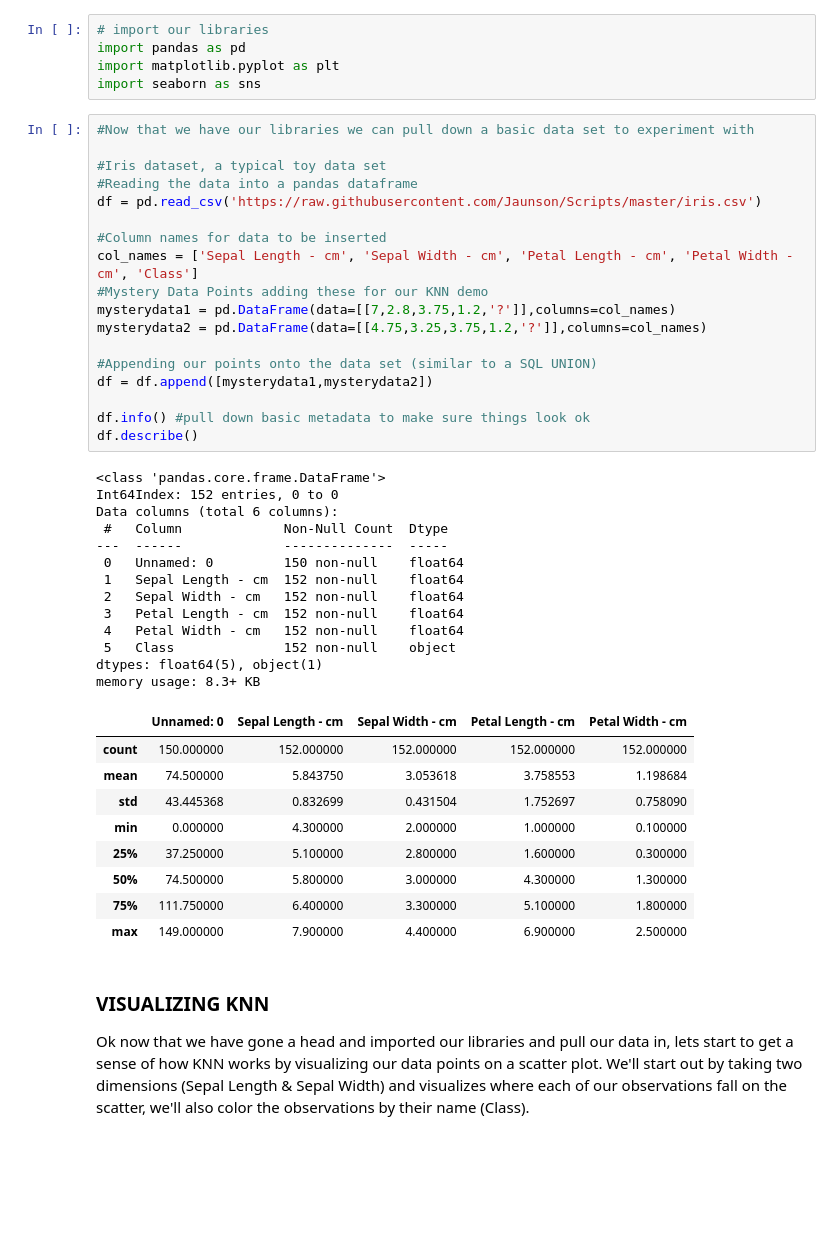
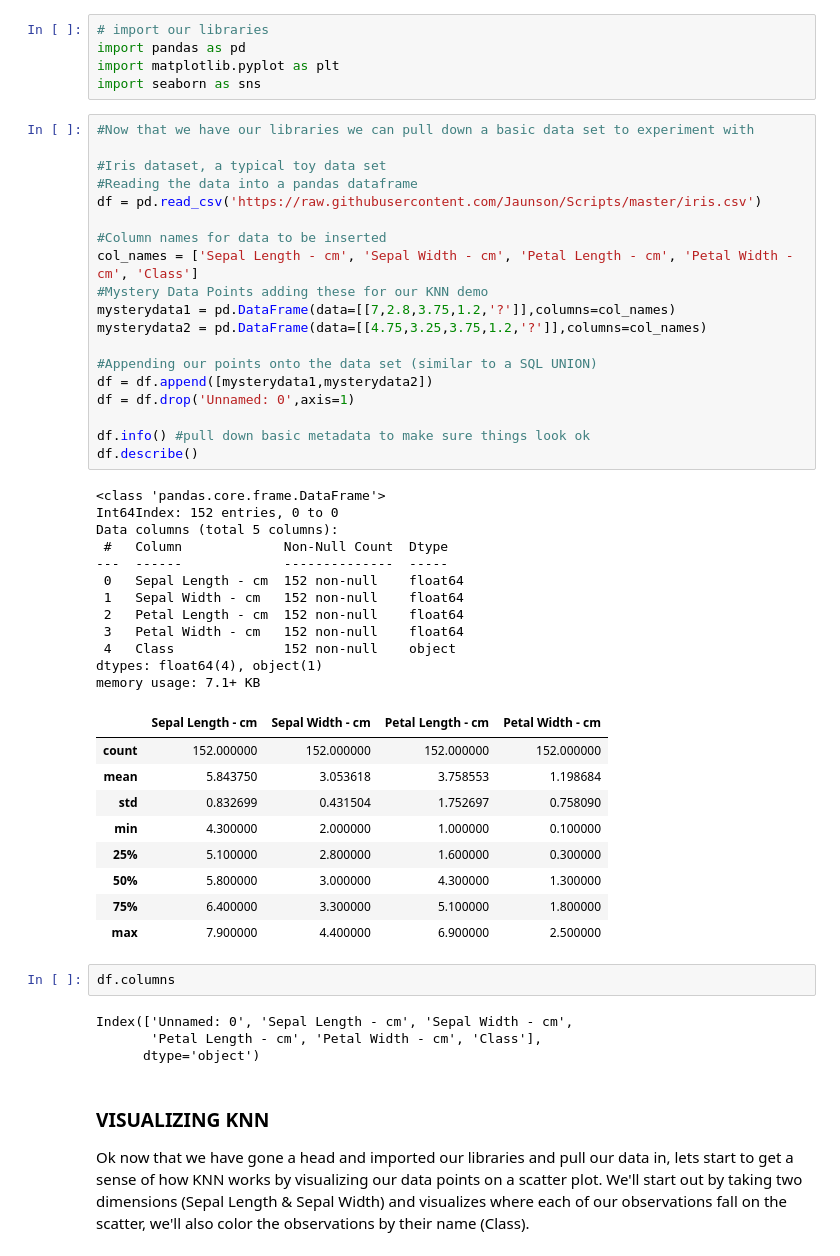
Before and after one commit to Jaunson/Tutorials, a Jupyter notebook: Classifier/KNN.ipynb, the cells around one changed output. Drawn from its saved outputs; the diff is of its cells as text; blank space fills up the shorter version.

```diff
--- a/Classifier/KNN.ipynb
+++ b/Classifier/KNN.ipynb
@@ -17,44 +17,50 @@ import seaborn as sns
 # %%
 #Now that we have our libraries we can pull down a basic data set to experiment with
 
 #Iris dataset, a typical toy data set
 #Reading the data into a pandas dataframe
 df = pd.read_csv('https://raw.githubusercontent.com/Jaunson/Scripts/master/iris.csv')
 
 #Column names for data to be inserted
 col_names = ['Sepal Length - cm', 'Sepal Width - cm', 'Petal Length - cm', 'Petal Width - cm', 'Class']
 #Mystery Data Points adding these for our KNN demo
 mysterydata1 = pd.DataFrame(data=[[7,2.8,3.75,1.2,'?']],columns=col_names)
 mysterydata2 = pd.DataFrame(data=[[4.75,3.25,3.75,1.2,'?']],columns=col_names)
 
 #Appending our points onto the data set (similar to a SQL UNION)
 df = df.append([mysterydata1,mysterydata2])
+df = df.drop('Unnamed: 0',axis=1)
 
 df.info() #pull down basic metadata to make sure things look ok
 df.describe()
 # %% [output]
 <class 'pandas.core.frame.DataFrame'>
 Int64Index: 152 entries, 0 to 0
-Data columns (total 6 columns):
+Data columns (total 5 columns):
  #   Column             Non-Null Count  Dtype
 ---  ------             --------------  -----
- 0   Unnamed: 0         150 non-null    float64
- 1   Sepal Length - cm  152 non-null    float64
- 2   Sepal Width - cm   152 non-null    float64
- 3   Petal Length - cm  152 non-null    float64
- 4   Petal Width - cm   152 non-null    float64
- 5   Class              152 non-null    object
-dtypes: float64(5), object(1)
-memory usage: 8.3+ KB
+ 0   Sepal Length - cm  152 non-null    float64
+ 1   Sepal Width - cm   152 non-null    float64
+ 2   Petal Length - cm  152 non-null    float64
+ 3   Petal Width - cm   152 non-null    float64
+ 4   Class              152 non-null    object
+dtypes: float64(4), object(1)
+memory usage: 7.1+ KB
-|  | Unnamed: 0 | Sepal Length - cm | Sepal Width - cm | Petal Length - cm | Petal Width - cm |
-| count | 150.000000 | 152.000000 | 152.000000 | 152.000000 | 152.000000 |
-| mean | 74.500000 | 5.843750 | 3.053618 | 3.758553 | 1.198684 |
-| std | 43.445368 | 0.832699 | 0.431504 | 1.752697 | 0.758090 |
-| min | 0.000000 | 4.300000 | 2.000000 | 1.000000 | 0.100000 |
-| 25% | 37.250000 | 5.100000 | 2.800000 | 1.600000 | 0.300000 |
-| 50% | 74.500000 | 5.800000 | 3.000000 | 4.300000 | 1.300000 |
-| 75% | 111.750000 | 6.400000 | 3.300000 | 5.100000 | 1.800000 |
-| max | 149.000000 | 7.900000 | 4.400000 | 6.900000 | 2.500000 |
+|  | Sepal Length - cm | Sepal Width - cm | Petal Length - cm | Petal Width - cm |
+| count | 152.000000 | 152.000000 | 152.000000 | 152.000000 |
+| mean | 5.843750 | 3.053618 | 3.758553 | 1.198684 |
+| std | 0.832699 | 0.431504 | 1.752697 | 0.758090 |
+| min | 4.300000 | 2.000000 | 1.000000 | 0.100000 |
+| 25% | 5.100000 | 2.800000 | 1.600000 | 0.300000 |
+| 50% | 5.800000 | 3.000000 | 4.300000 | 1.300000 |
+| 75% | 6.400000 | 3.300000 | 5.100000 | 1.800000 |
+| max | 7.900000 | 4.400000 | 6.900000 | 2.500000 |
+# %%
+df.columns
+# %% [output]
+Index(['Unnamed: 0', 'Sepal Length - cm', 'Sepal Width - cm',
+       'Petal Length - cm', 'Petal Width - cm', 'Class'],
+      dtype='object')
 # %% [markdown]
 ### VISUALIZING KNN
 
```
Also changed, not shown: parts of 2 cells of this notebook, 1 other file.
